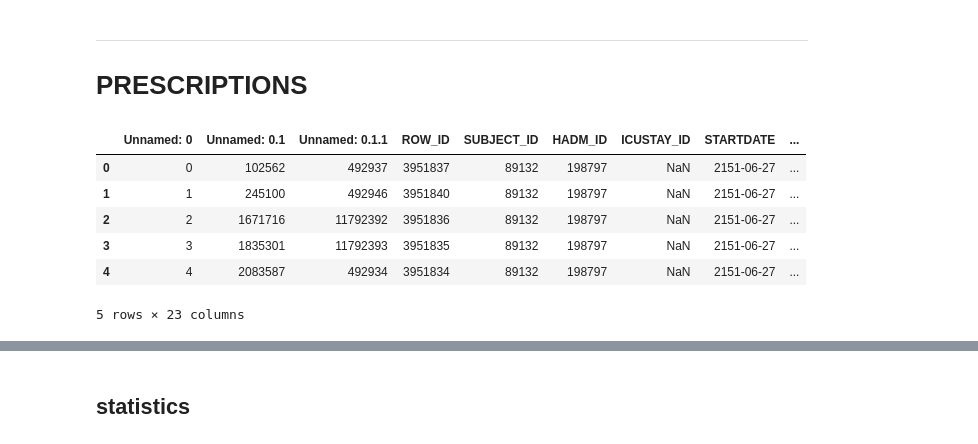
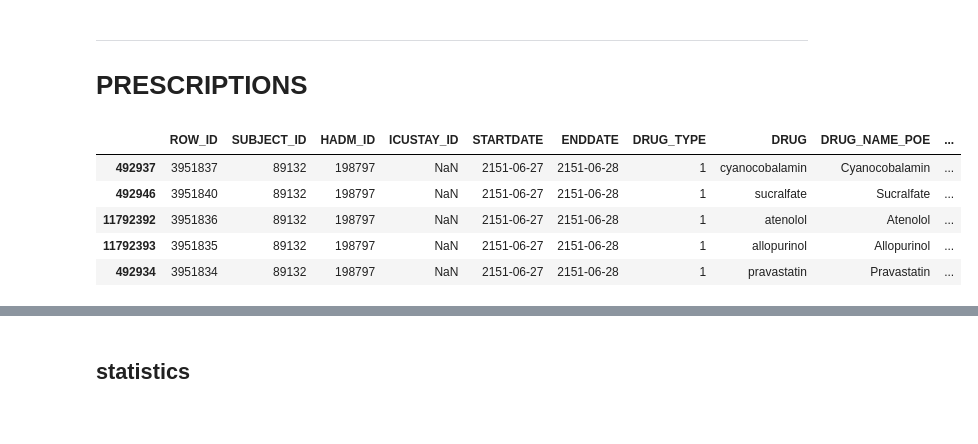
Before and after one commit to Nemo4110/GNNs-Driven-Clinical-Decision-Making-Assistance, a Jupyter notebook: notebook/statistics.ipynb, the cells around one changed output, grey strips where cells are left out. Drawn from its saved outputs; the diff is of its cells as text; code cells hidden in the pictures.

```diff
--- a/notebook/statistics.ipynb
+++ b/notebook/statistics.ipynb
@@ -910,18 +905,17 @@ pd_cnt_relationships_P_T.describe()
 
 # PRESCRIPTIONS
 # %%
-df_prescriptions = pd.read_csv(os.path.join(path_dataset, "PRESCRIPTIONS_PREPROCESSED.csv.gz"))
+# df_prescriptions = pd.read_csv(os.path.join(path_dataset, "PRESCRIPTIONS_PREPROCESSED.csv.gz"))
 mask = df_prescriptions.HADM_ID.isin(list_total_hadmid)
 df_prescriptions = df_prescriptions.loc[mask]
 df_prescriptions.head()
 # %% [output]
-|  | Unnamed: 0 | Unnamed: 0.1 | Unnamed: 0.1.1 | ROW_ID | SUBJECT_ID | HADM_ID | ICUSTAY_ID | STARTDATE | ... |
-| 0 | 0 | 102562 | 492937 | 3951837 | 89132 | 198797 | NaN | 2151-06-27 | ... |
-| 1 | 1 | 245100 | 492946 | 3951840 | 89132 | 198797 | NaN | 2151-06-27 | ... |
-| 2 | 2 | 1671716 | 11792392 | 3951836 | 89132 | 198797 | NaN | 2151-06-27 | ... |
-| 3 | 3 | 1835301 | 11792393 | 3951835 | 89132 | 198797 | NaN | 2151-06-27 | ... |
-| 4 | 4 | 2083587 | 492934 | 3951834 | 89132 | 198797 | NaN | 2151-06-27 | ... |
+|  | ROW_ID | SUBJECT_ID | HADM_ID | ICUSTAY_ID | STARTDATE | ENDDATE | DRUG_TYPE | DRUG | DRUG_NAME_POE | ... |
+| 492937 | 3951837 | 89132 | 198797 | NaN | 2151-06-27 | 2151-06-28 | 1 | cyanocobalamin | Cyanocobalamin | ... |
+| 492946 | 3951840 | 89132 | 198797 | NaN | 2151-06-27 | 2151-06-28 | 1 | sucralfate | Sucralfate | ... |
+| 11792392 | 3951836 | 89132 | 198797 | NaN | 2151-06-27 | 2151-06-28 | 1 | atenolol | Atenolol | ... |
+| 11792393 | 3951835 | 89132 | 198797 | NaN | 2151-06-27 | 2151-06-28 | 1 | allopurinol | Allopurinol | ... |
+| 492934 | 3951834 | 89132 | 198797 | NaN | 2151-06-27 | 2151-06-28 | 1 | pravastatin | Pravastatin | ... |
-5 rows × 23 columns
 # %%
 gb_hadmid_df_prescriptions = df_prescriptions.groupby("HADM_ID")
 
```
Also changed, not shown: parts of 25 cells of this notebook, 3 other files.
